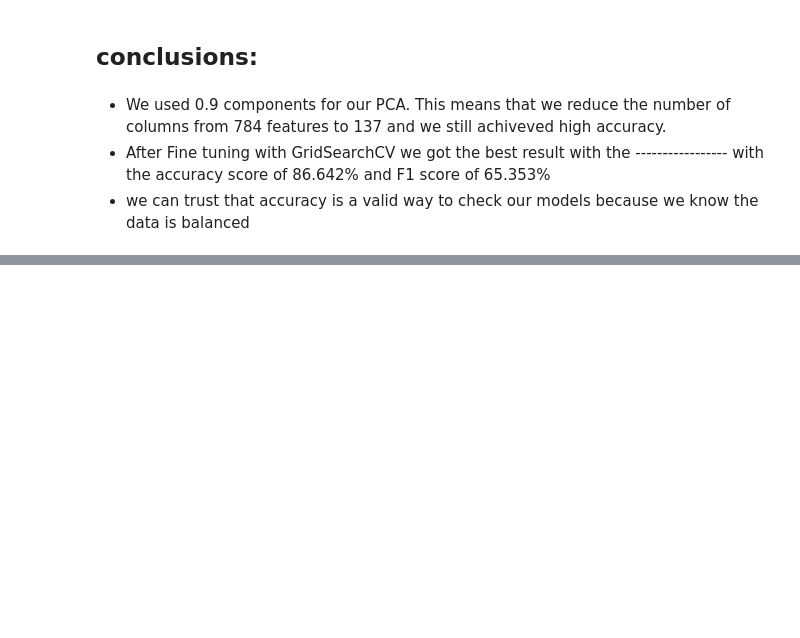
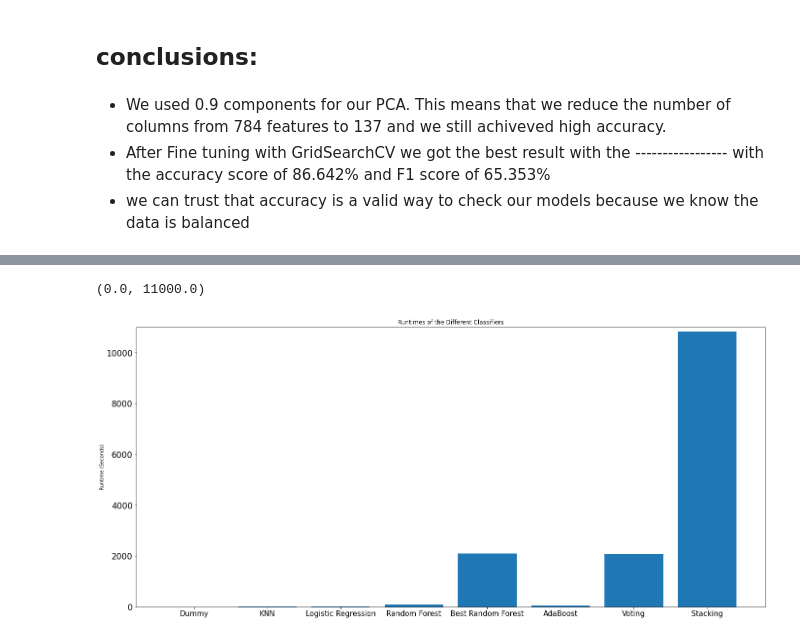
Before and after one commit to sandler2806/Data-Visualization, a Jupyter notebook: fashin-checkpoint.ipynb, the cells around one changed output, grey strips where cells are left out. Drawn from its saved outputs; the diff is of its cells as text; code cells hidden in the pictures; blank space fills up the shorter version.

```diff
--- a/fashin-checkpoint.ipynb
+++ b/fashin-checkpoint.ipynb
@@ -1010,0 +1115,18 @@ Time taken to achive result: 5704.908704042435 seconds
+# %%
+time = [timeDummy, timeKNN, timeLogReg, timeRandForests, time_best_RandForests, timeAdaBoost, timeVoting, timeStacking]
+labels = ['Dummy', 'KNN', 'Logistic Regression', 'Random Forest', 'Best Random Forest', 'AdaBoost', 'Voting', 'Stacking']
+fig = plt.figure(figsize=(18,8))
+
+timeSize = np.arange(len(time))
+axes = fig.add_axes([0,0,1,1])
+labels = ['Dummy', 'KNN', 'Logistic Regression', 'Random Forest', 'Best Random Forest', 'AdaBoost', 'Voting', 'Stacking']
+axes.bar(labels, time)
+axes.set_ylabel("Runtime (Seconds)")
+axes.set_title("Runtimes of the Different Classifiers")
+plt.rcParams['xtick.labelsize'] = 15
+plt.rcParams['ytick.labelsize'] = 17
+plt.yticks(np.arange(0,12000, 2000))
+axes.set_ylim([0, 11000])
+# %% [output]
+(0.0, 11000.0)
+[figure, added]
```
Also changed, not shown: parts of 8 cells of this notebook.
